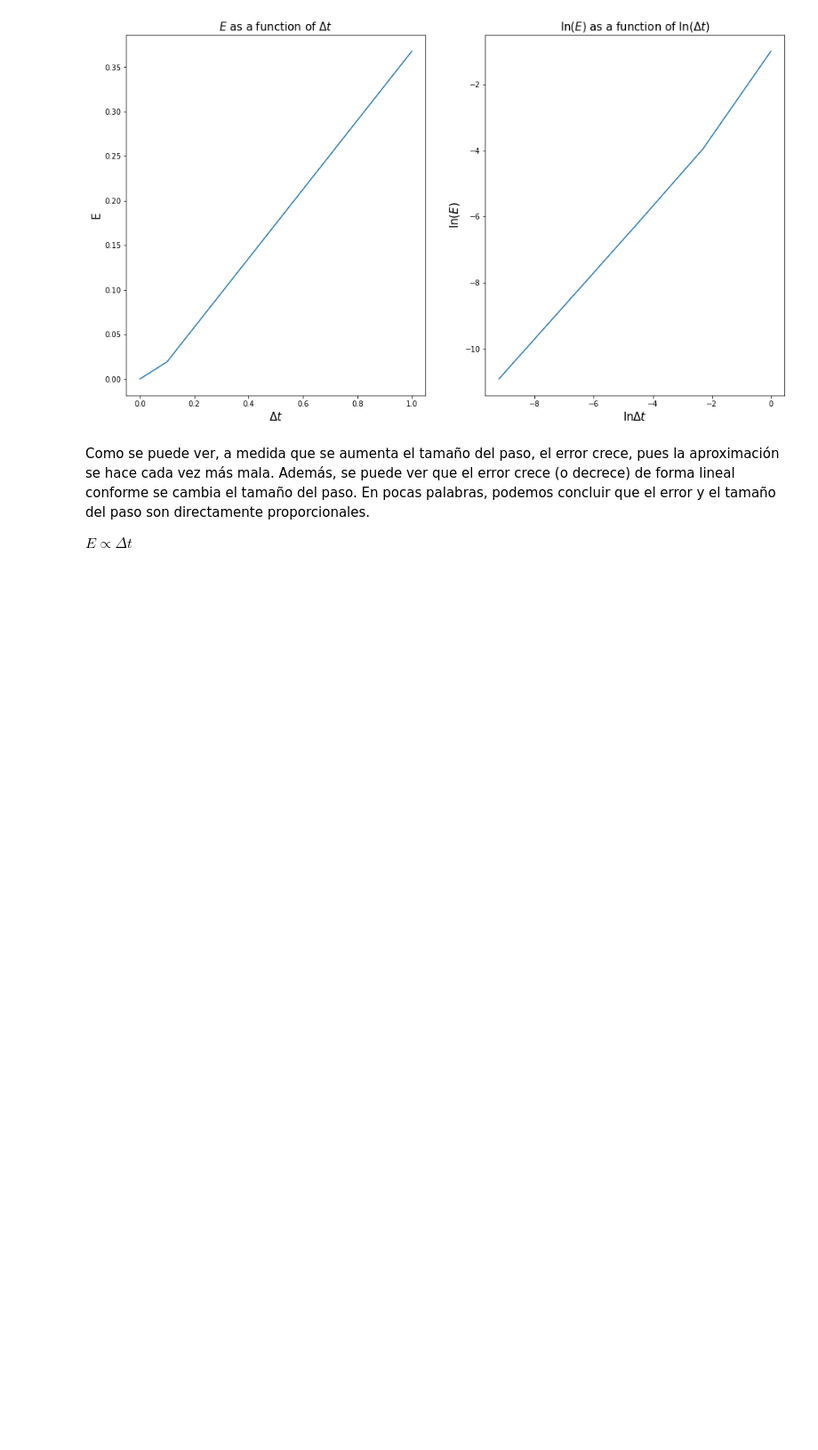
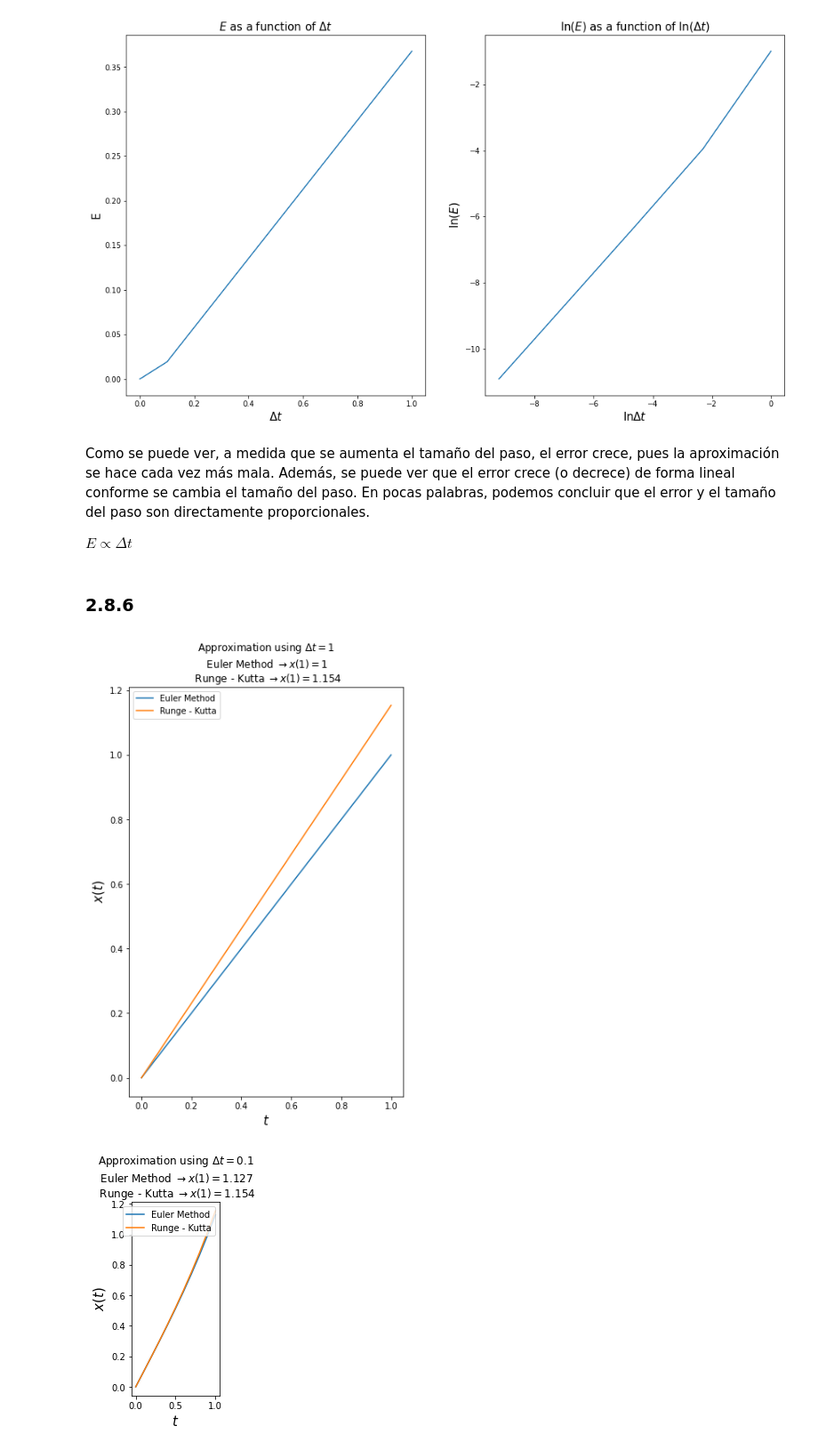
Before and after one commit to JUANESPG29/ModeladoySimulacion, a Jupyter notebook: EJERCICIOS_CAPITULO2_JUAN_ESTEBAN_PABON.ipynb, the cells around one changed output. Shown: that part at 89% size. Saved outputs shown, nothing was run; the diff lists cells and outputs as text; code cells hidden in the pictures; blank space fills up the shorter version.

```diff
--- a/EJERCICIOS_CAPITULO2_JUAN_ESTEBAN_PABON.ipynb
+++ b/EJERCICIOS_CAPITULO2_JUAN_ESTEBAN_PABON.ipynb
@@ -263,3 +345,68 @@ plt.show()
 Como se puede ver, a medida que se aumenta el tamaño del paso, el error crece, pues la aproximación se hace cada vez más mala. Además, se puede ver que el error crece (o decrece) de forma lineal conforme se cambia el tamaño del paso. En pocas palabras, podemos concluir que el error y el tamaño del paso son directamente proporcionales.
 
 $E \propto \Delta t$
+# %% [markdown]
+### 2.8.6
+# %%
+### Runge-Kutta Method:
+
+def runge_kutta(f,h,x0,ti,tf):
+  N = int((tf-ti)/h)+1
+  x = np.zeros(N)
+  x[0] = x0
+  for i in range(len(x)-1):
+    k1 = f(x[i])*h
+    k2 = f(x[i] + 0.5*k1)*h
+    k3 = f(x[i] + 0.5*k2)*h
+    k4 = f(x[i] + k3)*h
+
+    x[i+1] = x[i] + (k1 + 2*k2 + 2*k3 + k4)/6
+
+  t = np.linspace(ti,tf,N)
+
+  return t,x
+# %%
+def func12(x):
+  return x + np.exp(-x)
+def func13(x):
+  return 1 + x
+def func14(x):
+  return 0.9 + 0.4*x
+
+h = 1
+ti = 0
+tf = 1
+x0 = 0
+
+plt.figure(figsize=(20,9))
+
+for i in range(3):
+  h = 10**(-i)
+
+  plt.subplot(1,3,i+1)
+  t,x = euler_method(func12,h,x0,ti,tf)
+  plt.plot(t,x,label = 'Euler Method')
+  t_r,x_r = runge_kutta(func12,h,x0,ti,tf)
+  plt.plot(t_r,x_r,label = 'Runge - Kutta')
+  plt.title(f"Approximation using $\Delta t = {h}$\n Euler Method $ \\rightarrow x(1) = {format(x[-1],'.4g')}$ \n Runge - Kutta $\\rightarrow x(1) = {format(x_r[-1],'.4g')}$")
+
+  plt.xlabel("$t$",fontsize=15)
+  plt.ylabel("$x(t)$",fontsize=15)
+  # t2,x2 = euler_method(func13,h,x0,ti,tf)
+  # plt.plot(t2,x2,label = 'Upper limit')
+
+  # t3,x3 = euler_method(func14,h,x0,ti,tf)
+  # plt.plot(t3,x3,label = 'Lower Limit')
+
+
+  # Analytical solutions of the bounds:
+  # t_a = np.linspace(0,1,1000)
+  # x2_a =  np.exp(t_a) - 1
+  # plt.plot(t_a,x2_a)
+  # x3_a = (9/4) * (np.exp(0.4*t_a) - 1)
+  # plt.plot(t_a,x3_a)
+  plt.legend()
+  plt.show()
+# %% [output]
+[figure, added]
+[figure, added]
```
Also changed, not shown: parts of 8 cells of this notebook.
